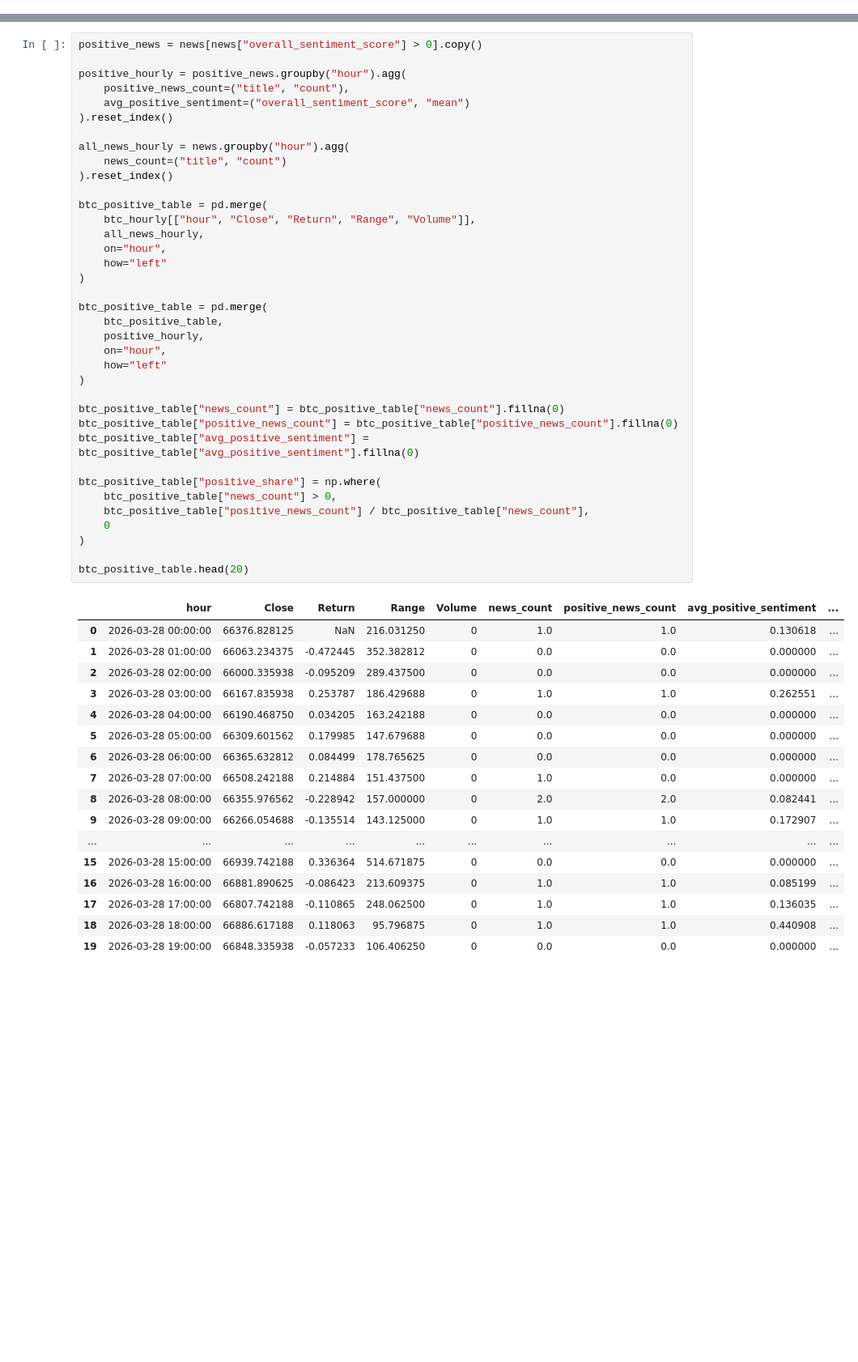
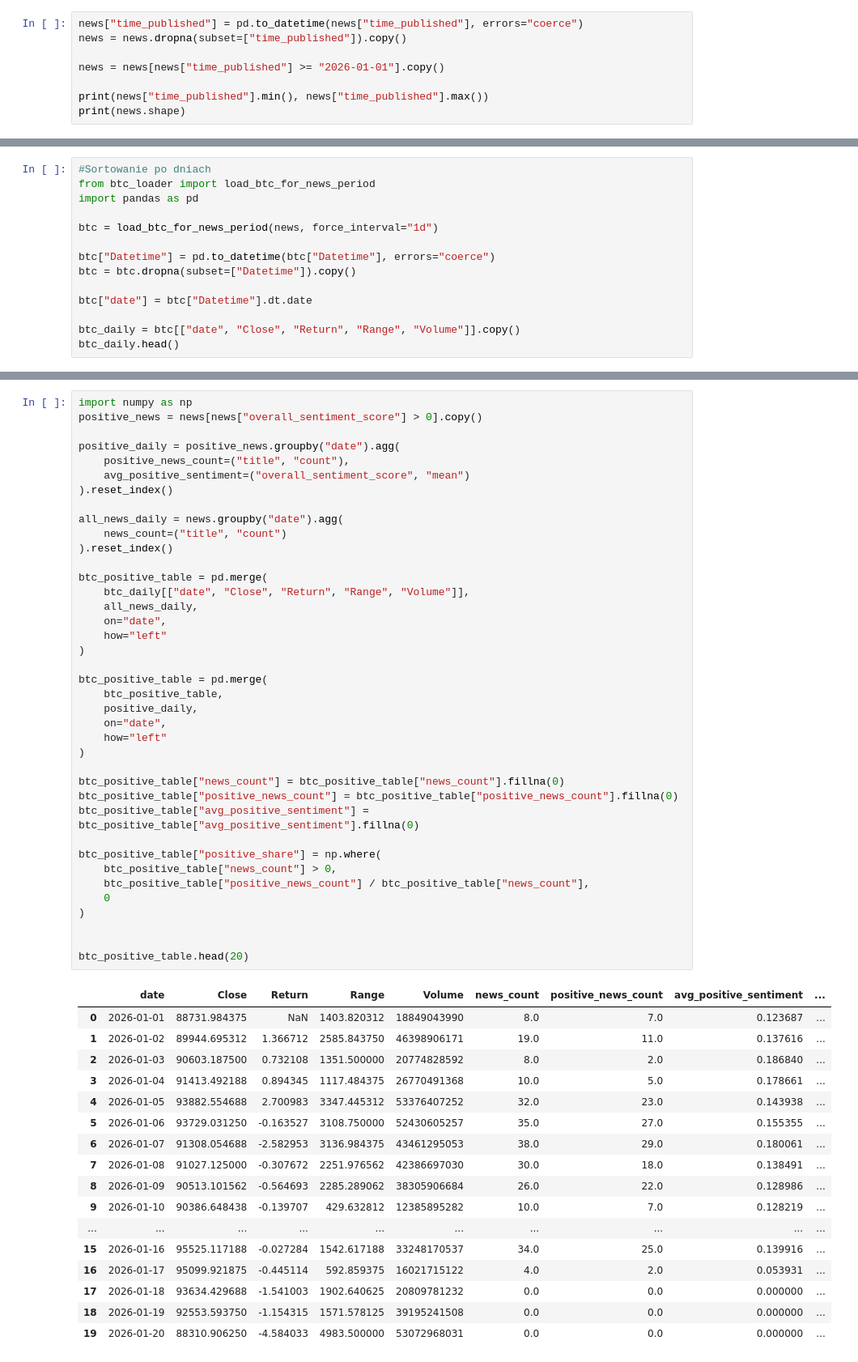
Before and after one commit to SkyWalker0-0/Inwestycje-newsy-i-sentyment---POC, a Jupyter notebook: bitcoin_poc.ipynb, the cells around one changed output, grey strips where cells are left out. Shown at 81% size. Drawn from its saved outputs; the diff is of its cells as text; blank space fills up the shorter version.

```diff
--- a/bitcoin_poc.ipynb
+++ b/bitcoin_poc.ipynb
@@ -452,0 +623,8 @@ news["source"].nunique()
+# %%
+news["time_published"] = pd.to_datetime(news["time_published"], errors="coerce")
+news = news.dropna(subset=["time_published"]).copy()
+
+news = news[news["time_published"] >= "2026-01-01"].copy()
+
+print(news["time_published"].min(), news["time_published"].max())
+print(news.shape)
@@ -577,2 +814,16 @@ W analizowanym zbiorze nie stwierdzono wyraźnej zależności między zakresem z
 # %% [markdown]
 ## Positive news
+# %%
+#Sortowanie po dniach
+from btc_loader import load_btc_for_news_period
+import pandas as pd
+
+btc = load_btc_for_news_period(news, force_interval="1d")
+
+btc["Datetime"] = pd.to_datetime(btc["Datetime"], errors="coerce")
+btc = btc.dropna(subset=["Datetime"]).copy()
+
+btc["date"] = btc["Datetime"].dt.date
+
+btc_daily = btc[["date", "Close", "Return", "Range", "Volume"]].copy()
+btc_daily.head()
@@ -579,56 +837,58 @@ W analizowanym zbiorze nie stwierdzono wyraźnej zależności między zakresem z
 # %%
+import numpy as np
 positive_news = news[news["overall_sentiment_score"] > 0].copy()
 
-positive_hourly = positive_news.groupby("hour").agg(
+positive_daily = positive_news.groupby("date").agg(
     positive_news_count=("title", "count"),
     avg_positive_sentiment=("overall_sentiment_score", "mean")
 ).reset_index()
 
-all_news_hourly = news.groupby("hour").agg(
+all_news_daily = news.groupby("date").agg(
     news_count=("title", "count")
 ).reset_index()
 
 btc_positive_table = pd.merge(
-    btc_hourly[["hour", "Close", "Return", "Range", "Volume"]],
-    all_news_hourly,
-    on="hour",
+    btc_daily[["date", "Close", "Return", "Range", "Volume"]],
+    all_news_daily,
+    on="date",
     how="left"
 )
 
 btc_positive_table = pd.merge(
     btc_positive_table,
-    positive_hourly,
-    on="hour",
+    positive_daily,
+    on="date",
     how="left"
 )
 
 btc_positive_table["news_count"] = btc_positive_table["news_count"].fillna(0)
 btc_positive_table["positive_news_count"] = btc_positive_table["positive_news_count"].fillna(0)
 btc_positive_table["avg_positive_sentiment"] = btc_positive_table["avg_positive_sentiment"].fillna(0)
 
 btc_positive_table["positive_share"] = np.where(
     btc_positive_table["news_count"] > 0,
     btc_positive_table["positive_news_count"] / btc_positive_table["news_count"],
     0
 )
 
+
 btc_positive_table.head(20)
 # %% [output]
-|  | hour | Close | Return | Range | Volume | news_count | positive_news_count | avg_positive_sentiment | ... |
-| 0 | 2026-03-28 00:00:00 | 66376.828125 | NaN | 216.031250 | 0 | 1.0 | 1.0 | 0.130618 | ... |
-| 1 | 2026-03-28 01:00:00 | 66063.234375 | -0.472445 | 352.382812 | 0 | 0.0 | 0.0 | 0.000000 | ... |
-| 2 | 2026-03-28 02:00:00 | 66000.335938 | -0.095209 | 289.437500 | 0 | 0.0 | 0.0 | 0.000000 | ... |
-| 3 | 2026-03-28 03:00:00 | 66167.835938 | 0.253787 | 186.429688 | 0 | 1.0 | 1.0 | 0.262551 | ... |
-| 4 | 2026-03-28 04:00:00 | 66190.468750 | 0.034205 | 163.242188 | 0 | 0.0 | 0.0 | 0.000000 | ... |
-| 5 | 2026-03-28 05:00:00 | 66309.601562 | 0.179985 | 147.679688 | 0 | 0.0 | 0.0 | 0.000000 | ... |
-| 6 | 2026-03-28 06:00:00 | 66365.632812 | 0.084499 | 178.765625 | 0 | 0.0 | 0.0 | 0.000000 | ... |
-| 7 | 2026-03-28 07:00:00 | 66508.242188 | 0.214884 | 151.437500 | 0 | 1.0 | 0.0 | 0.000000 | ... |
-| 8 | 2026-03-28 08:00:00 | 66355.976562 | -0.228942 | 157.000000 | 0 | 2.0 | 2.0 | 0.082441 | ... |
-| 9 | 2026-03-28 09:00:00 | 66266.054688 | -0.135514 | 143.125000 | 0 | 1.0 | 1.0 | 0.172907 | ... |
+|  | date | Close | Return | Range | Volume | news_count | positive_news_count | avg_positive_sentiment | ... |
+| 0 | 2026-01-01 | 88731.984375 | NaN | 1403.820312 | 18849043990 | 8.0 | 7.0 | 0.123687 | ... |
+| 1 | 2026-01-02 | 89944.695312 | 1.366712 | 2585.843750 | 46398906171 | 19.0 | 11.0 | 0.137616 | ... |
+| 2 | 2026-01-03 | 90603.187500 | 0.732108 | 1351.500000 | 20774828592 | 8.0 | 2.0 | 0.186840 | ... |
+| 3 | 2026-01-04 | 91413.492188 | 0.894345 | 1117.484375 | 26770491368 | 10.0 | 5.0 | 0.178661 | ... |
+| 4 | 2026-01-05 | 93882.554688 | 2.700983 | 3347.445312 | 53376407252 | 32.0 | 23.0 | 0.143938 | ... |
+| 5 | 2026-01-06 | 93729.031250 | -0.163527 | 3108.750000 | 52430605257 | 35.0 | 27.0 | 0.155355 | ... |
+| 6 | 2026-01-07 | 91308.054688 | -2.582953 | 3136.984375 | 43461295053 | 38.0 | 29.0 | 0.180061 | ... |
+| 7 | 2026-01-08 | 91027.125000 | -0.307672 | 2251.976562 | 42386697030 | 30.0 | 18.0 | 0.138491 | ... |
+| 8 | 2026-01-09 | 90513.101562 | -0.564693 | 2285.289062 | 38305906684 | 26.0 | 22.0 | 0.128986 | ... |
+| 9 | 2026-01-10 | 90386.648438 | -0.139707 | 429.632812 | 12385895282 | 10.0 | 7.0 | 0.128219 | ... |
 | ... | ... | ... | ... | ... | ... | ... | ... | ... | ... |
-| 15 | 2026-03-28 15:00:00 | 66939.742188 | 0.336364 | 514.671875 | 0 | 0.0 | 0.0 | 0.000000 | ... |
-| 16 | 2026-03-28 16:00:00 | 66881.890625 | -0.086423 | 213.609375 | 0 | 1.0 | 1.0 | 0.085199 | ... |
-| 17 | 2026-03-28 17:00:00 | 66807.742188 | -0.110865 | 248.062500 | 0 | 1.0 | 1.0 | 0.136035 | ... |
-| 18 | 2026-03-28 18:00:00 | 66886.617188 | 0.118063 | 95.796875 | 0 | 1.0 | 1.0 | 0.440908 | ... |
-| 19 | 2026-03-28 19:00:00 | 66848.335938 | -0.057233 | 106.406250 | 0 | 0.0 | 0.0 | 0.000000 | ... |
+| 15 | 2026-01-16 | 95525.117188 | -0.027284 | 1542.617188 | 33248170537 | 34.0 | 25.0 | 0.139916 | ... |
+| 16 | 2026-01-17 | 95099.921875 | -0.445114 | 592.859375 | 16021715122 | 4.0 | 2.0 | 0.053931 | ... |
+| 17 | 2026-01-18 | 93634.429688 | -1.541003 | 1902.640625 | 20809781232 | 0.0 | 0.0 | 0.000000 | ... |
+| 18 | 2026-01-19 | 92553.593750 | -1.154315 | 1571.578125 | 39195241508 | 0.0 | 0.0 | 0.000000 | ... |
+| 19 | 2026-01-20 | 88310.906250 | -4.584033 | 4983.500000 | 53072968031 | 0.0 | 0.0 | 0.000000 | ... |
 # %%
```
Also changed, not shown: parts of 54 cells of this notebook, 4 other files.
